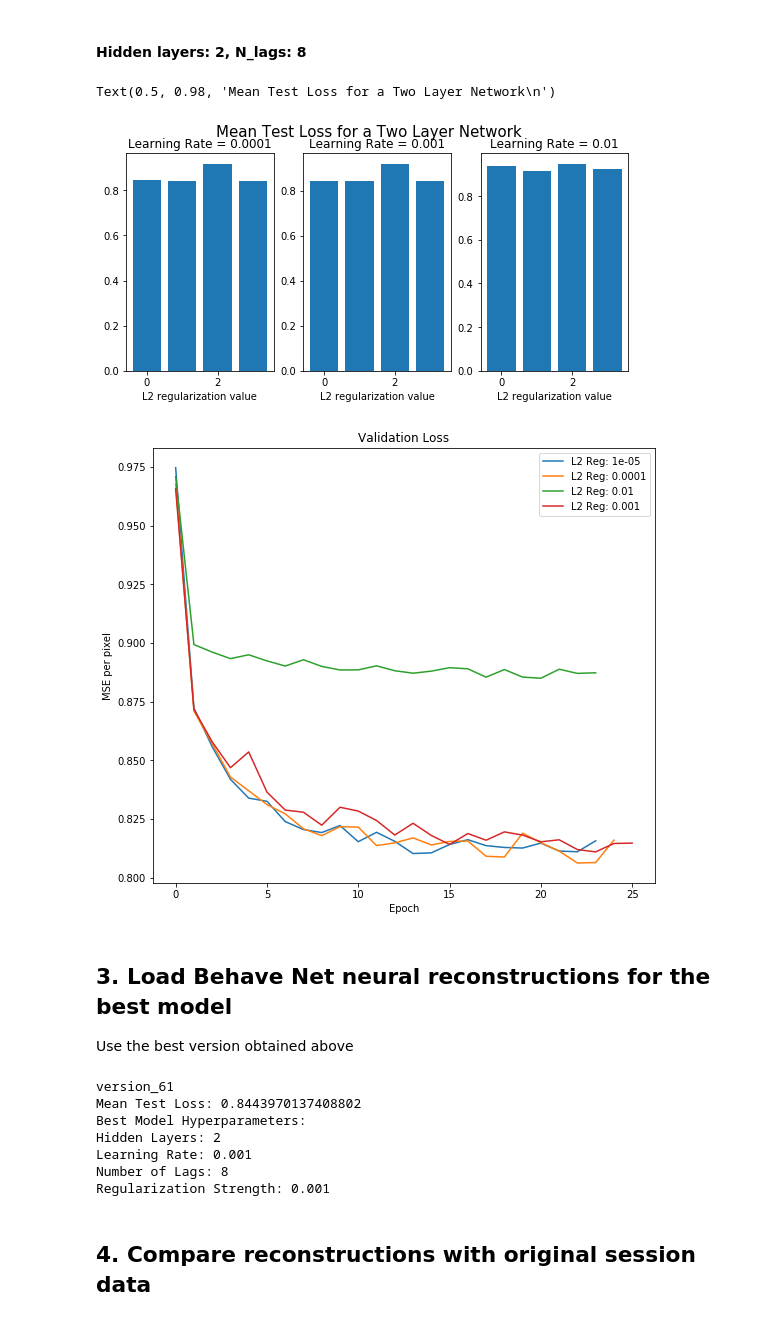
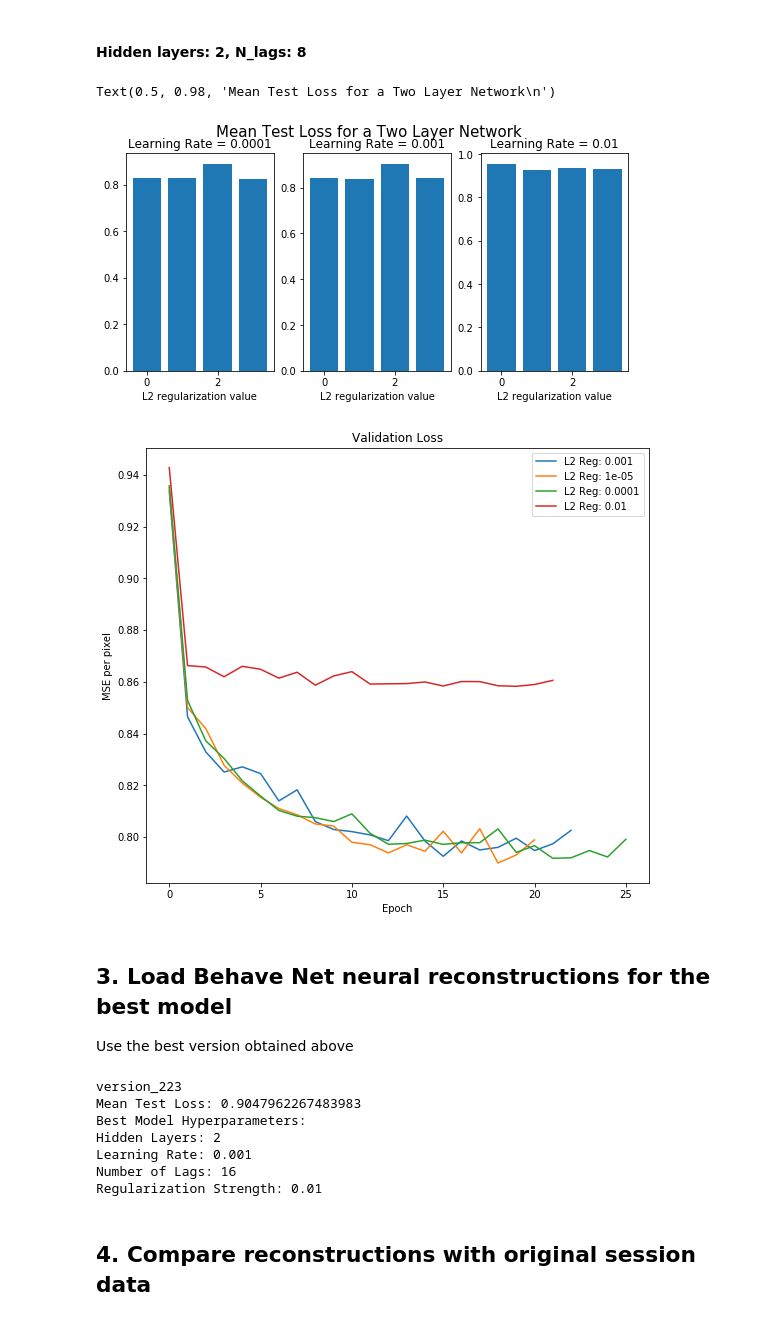
Before and after one commit to chingf/glm-hmm, a Jupyter notebook: 2019-09-25-testingbehavenet.ipynb, the cells around one changed output. Saved outputs shown, nothing was run; the diff lists cells and outputs as text; code cells hidden in the pictures.

```diff
--- a/2019-09-25-testingbehavenet.ipynb
+++ b/2019-09-25-testingbehavenet.ipynb
@@ -22,7 +22,7 @@ from Session import *
 # %%
 def generate_models_lookuptable():
     l2_dict = {}
-    nl_dict = {'2': deepcopy(l2_dict), '4': deepcopy(l2_dict), '8': deepcopy(l2_dict)}
+    nl_dict = {'2': deepcopy(l2_dict), '4': deepcopy(l2_dict), '8': deepcopy(l2_dict), '16': deepcopy(l2_dict)}
     lr_dict = {'0.0001': deepcopy(nl_dict), '0.001': deepcopy(nl_dict), '0.01': deepcopy(nl_dict)}
     hl_dict = {'0': deepcopy(lr_dict), '1': deepcopy(lr_dict), '2': deepcopy(lr_dict), '3': deepcopy(lr_dict)}
     return hl_dict
@@ -79,6 +80,7 @@ for version in os.listdir(ffdatadir):
 # %% [markdown]
 #### Hidden layers: 2, N_lags: 8
 # %%
+# Print mean test loss for a two-layer network
 learning_rates = ['0.0001', '0.001', '0.01']
 l2_regs = ['1e-05', '0.0001', '0.01', '0.001']
 
@@ -87,7 +89,7 @@ fig, axes = plt.subplots(
     )
 for idx, ax in enumerate(axes):
     learning_rate = learning_rates[idx]
-    models_to_compare = models_lookuptable['2'][learning_rate]['8']
+    models_to_compare = models_lookuptable['2'][learning_rate]['16']
     test_losses = [np.mean(models_to_compare[l2_reg]['test_loss']) for l2_reg in l2_regs]
     ax.bar(np.arange(len(test_losses)), test_losses)
     ax.set_title("Learning Rate = " + learning_rate)
@@ -96,26 +98,26 @@ for idx, ax in enumerate(axes):
 plt.suptitle("Mean Test Loss for a Two Layer Network\n", fontsize=15)
 # %% [output]
 Text(0.5, 0.98, 'Mean Test Loss for a Two Layer Network\n')
-[figure, old version]
+[figure, new version]
 # %%
 # Number of hidden layers: 3
 # Learning rate: 0.01
-# Number of lags: 9
+# Number of lags: 8
 plt.figure(figsize=(9,8))
-models_to_compare = models_lookuptable['2']['0.001']['8']
-for l2_reg in l2_regs:
+models_to_compare = models_lookuptable['2']['0.001']['16']
+for l2_reg in models_to_compare.keys():
     model = models_to_compare[l2_reg]
     plt.plot(
         model['epoch'], model['val_loss'],
         label='L2 Reg: ' + model['l2_reg']
         )
 plt.legend()
 plt.title("Validation Loss")
 plt.xlabel("Epoch")
 plt.ylabel("MSE per pixel")
 plt.show()
 # %% [output]
-[figure, old version]
+[figure, new version]
 # %% [markdown]
 ## 3. Load Behave Net neural reconstructions for the best model
 Use the best version obtained above
@@ -129,6 +131,7 @@ with open(predictions_file, "rb") as f:
 predictions = predictions_data['predictions']
 predictions_trials = predictions_data['trials']
 # %%
+# Print info about best model
 print(version)
 print("Mean Test Loss: " + str(np.mean(model['test_loss'])))
 print("Best Model Hyperparameters:")
@@ -137,13 +140,13 @@ print("Learning Rate: " + model['learning_rate'])
 print("Number of Lags: " + model['n_lags'])
 print("Regularization Strength: " + model['l2_reg'])
 # %% [output]
-version_61
-Mean Test Loss: 0.8443970137408802
+version_223
+Mean Test Loss: 0.9047962267483983
 Best Model Hyperparameters:
 Hidden Layers: 2
 Learning Rate: 0.001
-Number of Lags: 8
-Regularization Strength: 0.001
+Number of Lags: 16
+Regularization Strength: 0.01
 # %% [markdown]
 ## 4. Compare reconstructions with original session data
 # %%
```
Also changed, not shown: parts of 5 cells of this notebook, 8 other files.
